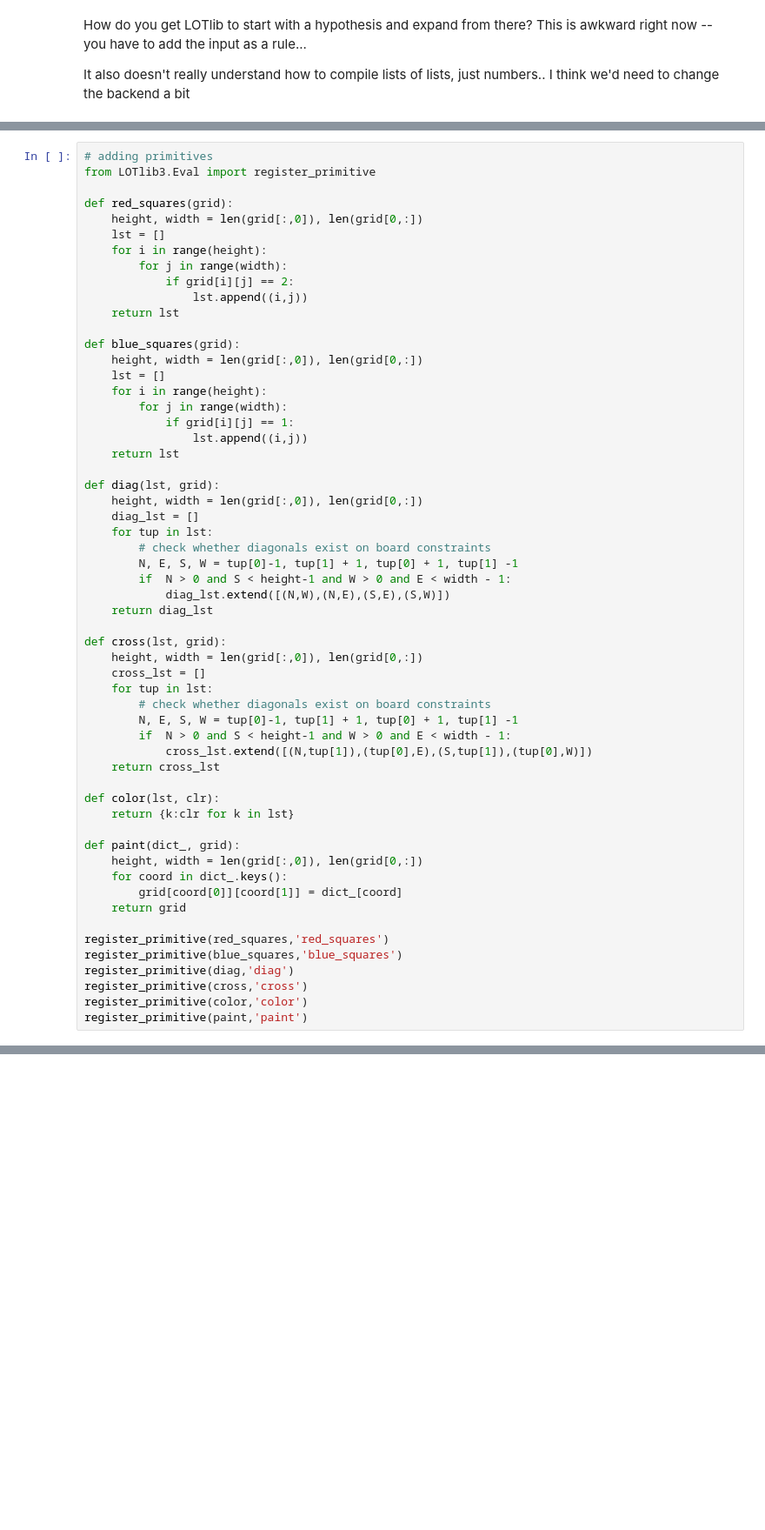
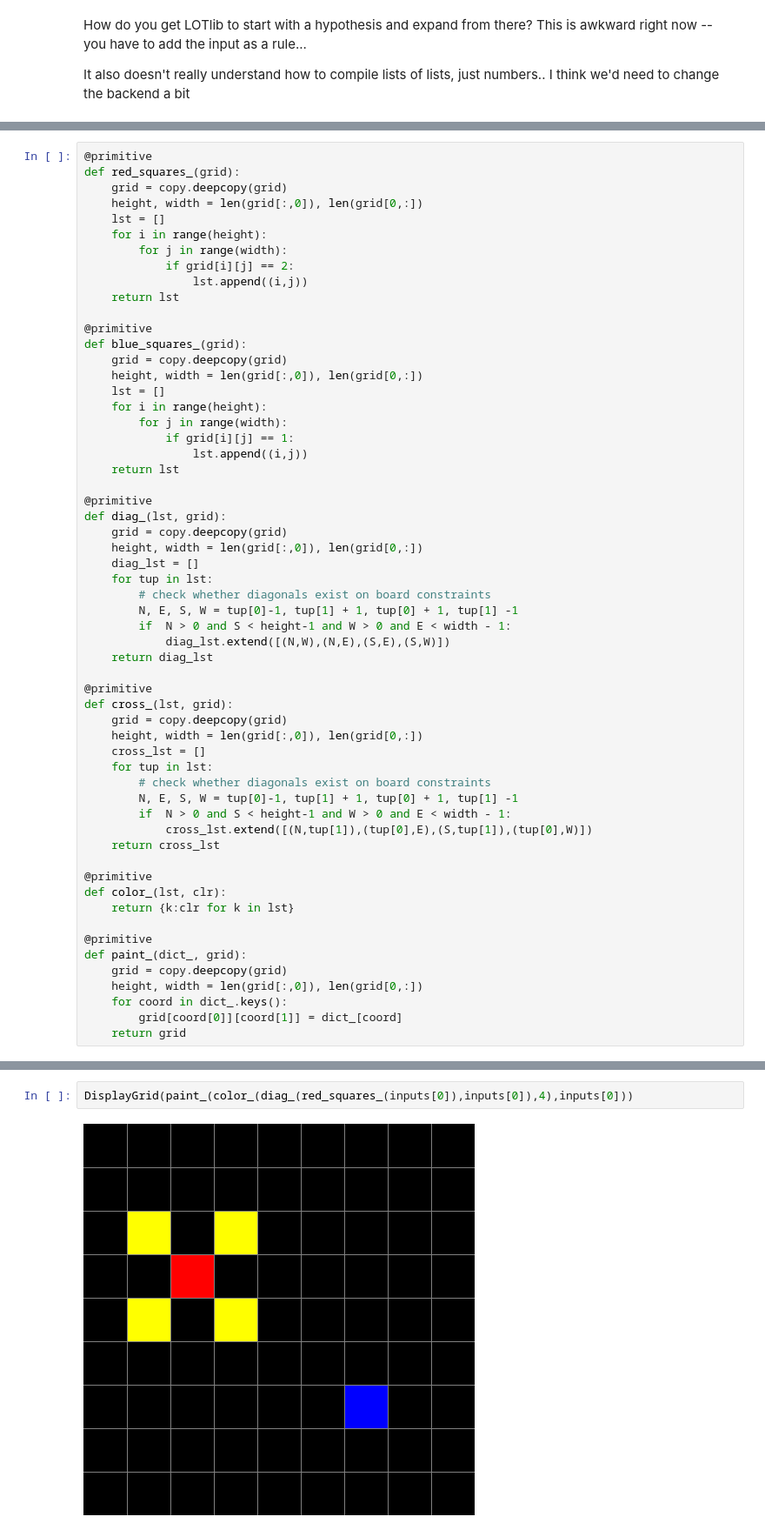
Before and after one commit to aysjajohnson/ARC, a Jupyter notebook: notebooks/ARC LOTlib.ipynb, the cells around one changed output, grey strips where cells are left out. Shown at 87% size. Cells and saved outputs as stored; diff of their text form; blank space fills up the shorter version.

```diff
--- a/notebooks/ARC LOTlib.ipynb
+++ b/notebooks/ARC LOTlib.ipynb
@@ -283,10 +336,9 @@ print(data)
  [0 0 0 0 0 0 7 0 0]
  [0 0 0 0 0 0 0 0 0]]>]
 # %%
-# adding primitives
-from LOTlib3.Eval import register_primitive
-
-def red_squares(grid):
+@primitive
+def red_squares_(grid):
+    grid = copy.deepcopy(grid)
     height, width = len(grid[:,0]), len(grid[0,:])
     lst = []
     for i in range(height):
@@ -295,7 +347,9 @@ def red_squares(grid):
                 lst.append((i,j))
     return lst
 
-def blue_squares(grid):
+@primitive
+def blue_squares_(grid):
+    grid = copy.deepcopy(grid)
     height, width = len(grid[:,0]), len(grid[0,:])
     lst = []
     for i in range(height):
@@ -304,7 +358,9 @@ def blue_squares(grid):
                 lst.append((i,j))
     return lst
 
-def diag(lst, grid):
+@primitive
+def diag_(lst, grid):
+    grid = copy.deepcopy(grid)
     height, width = len(grid[:,0]), len(grid[0,:])
     diag_lst = []
     for tup in lst:
@@ -314,7 +370,9 @@ def diag(lst, grid):
             diag_lst.extend([(N,W),(N,E),(S,E),(S,W)])
     return diag_lst
 
-def cross(lst, grid):
+@primitive
+def cross_(lst, grid):
+    grid = copy.deepcopy(grid)
     height, width = len(grid[:,0]), len(grid[0,:])
     cross_lst = []
     for tup in lst:
@@ -324,21 +382,17 @@ def cross(lst, grid):
             cross_lst.extend([(N,tup[1]),(tup[0],E),(S,tup[1]),(tup[0],W)])
     return cross_lst
 
-def color(lst, clr):
+@primitive
+def color_(lst, clr):
     return {k:clr for k in lst}
 
-def paint(dict_, grid):
+@primitive
+def paint_(dict_, grid):
+    grid = copy.deepcopy(grid)
     height, width = len(grid[:,0]), len(grid[0,:])
     for coord in dict_.keys():
         grid[coord[0]][coord[1]] = dict_[coord]
     return grid
-
-register_primitive(red_squares,'red_squares')
-register_primitive(blue_squares,'blue_squares')
-register_primitive(diag,'diag')
-register_primitive(cross,'cross')
-register_primitive(color,'color')
-register_primitive(paint,'paint')
 # %%
 # initializing grammar
 grammar = Grammar(start='GRID')
@@ -396,0 +466,4 @@ print(h.compute_prior())
+# %%
+DisplayGrid(paint_(color_(diag_(red_squares_(inputs[0]),inputs[0]),4),inputs[0]))
+# %% [output]
+[figure, added]
```
Also changed, not shown: parts of 17 cells of this notebook, 8 other files.
